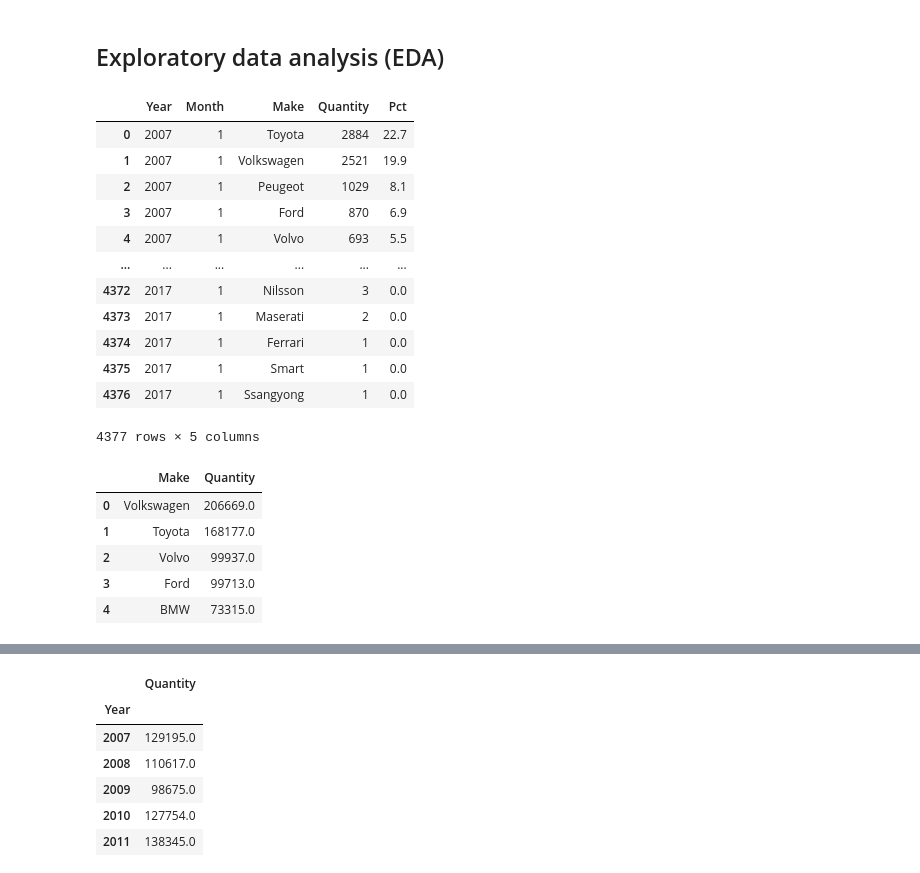
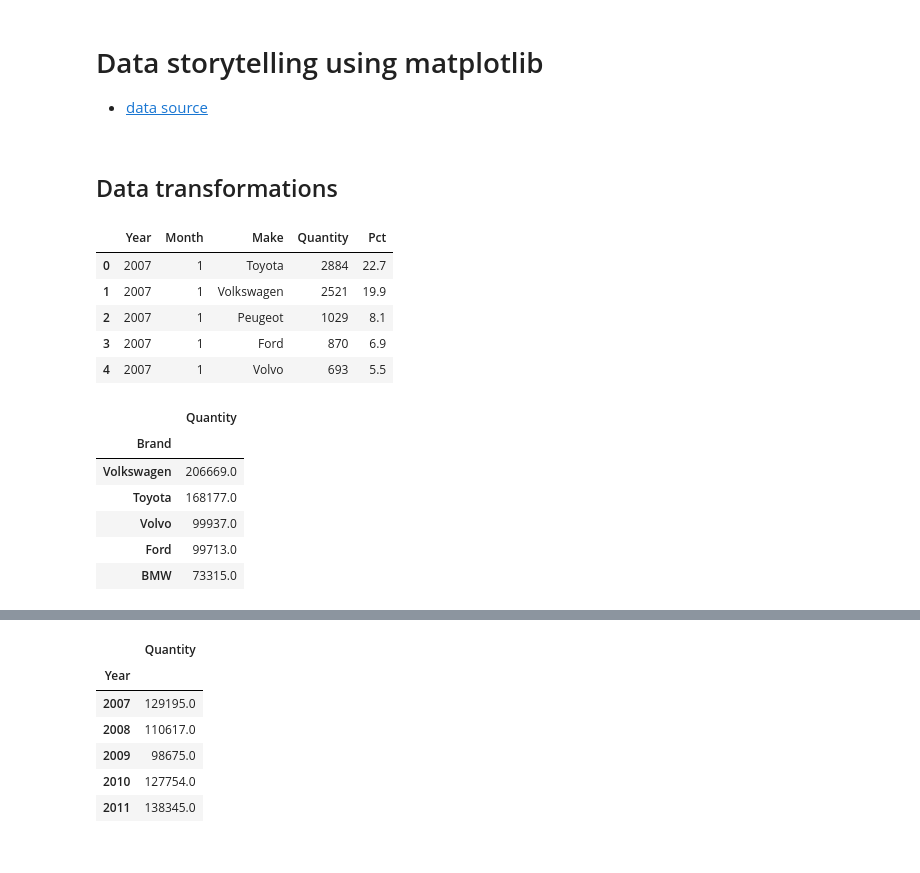
Before and after one commit to AIgineerAB/data_visualization_course, a Jupyter notebook: 04_storytelling_matplotlib/storytelling_matplotlib.ipynb, the cells around one changed output, grey strips where cells are left out. Drawn from its saved outputs; the diff is of its cells as text; code cells hidden in the pictures.

Commit message:
storytelling video

```diff
--- a/04_storytelling_matplotlib/matplotlib_line_bar.ipynb
+++ b/04_storytelling_matplotlib/storytelling_matplotlib.ipynb
@@ -13,39 +1,41 @@ This image is a good reference point when you need to customize different parts
-# %% [markdown]
-## Exploratory data analysis (EDA)
+# %% [markdown]
+# Data storytelling using matplotlib
+
+<div style="max-width: 60ch">
+
+- [data source](https://www.kaggle.com/datasets/dmi3kno/newcarsalesnorway)
+
+</div>
+# %% [markdown]
+## Data transformations
 # %%
 import pandas as pd
 import duckdb
 
 df = pd.read_csv("data/norway_new_car_sales_by_make.csv")
-df
+df.head()
 # %% [output]
 |  | Year | Month | Make | Quantity | Pct |
 | 0 | 2007 | 1 | Toyota | 2884 | 22.7 |
 | 1 | 2007 | 1 | Volkswagen | 2521 | 19.9 |
 | 2 | 2007 | 1 | Peugeot | 1029 | 8.1 |
 | 3 | 2007 | 1 | Ford | 870 | 6.9 |
 | 4 | 2007 | 1 | Volvo | 693 | 5.5 |
-| ... | ... | ... | ... | ... | ... |
-| 4372 | 2017 | 1 | Nilsson | 3 | 0.0 |
-| 4373 | 2017 | 1 | Maserati | 2 | 0.0 |
-| 4374 | 2017 | 1 | Ferrari | 1 | 0.0 |
-| 4375 | 2017 | 1 | Smart | 1 | 0.0 |
-| 4376 | 2017 | 1 | Ssangyong | 1 | 0.0 |
-4377 rows × 5 columns
 # %%
-df_quantity_make = duckdb.query(
+df_quantity_brand = duckdb.query(
     """
-             SELECT make, SUM(quantity) as Quantity
+             SELECT make AS Brand, SUM(quantity) as Quantity
              FROM df
              GROUP BY make
              ORDER BY quantity DESC"""
-).df()
+).df().set_index("Brand")
 
-df_quantity_make.head()
+df_quantity_brand.head()
 # %% [output]
-|  | Make | Quantity |
-| 0 | Volkswagen | 206669.0 |
-| 1 | Toyota | 168177.0 |
-| 2 | Volvo | 99937.0 |
-| 3 | Ford | 99713.0 |
-| 4 | BMW | 73315.0 |
+|  | Quantity |
+| Brand |  |
+| Volkswagen | 206669.0 |
+| Toyota | 168177.0 |
+| Volvo | 99937.0 |
+| Ford | 99713.0 |
+| BMW | 73315.0 |
```
Also changed, not shown: parts of 13 cells of this notebook, 1 other file.
